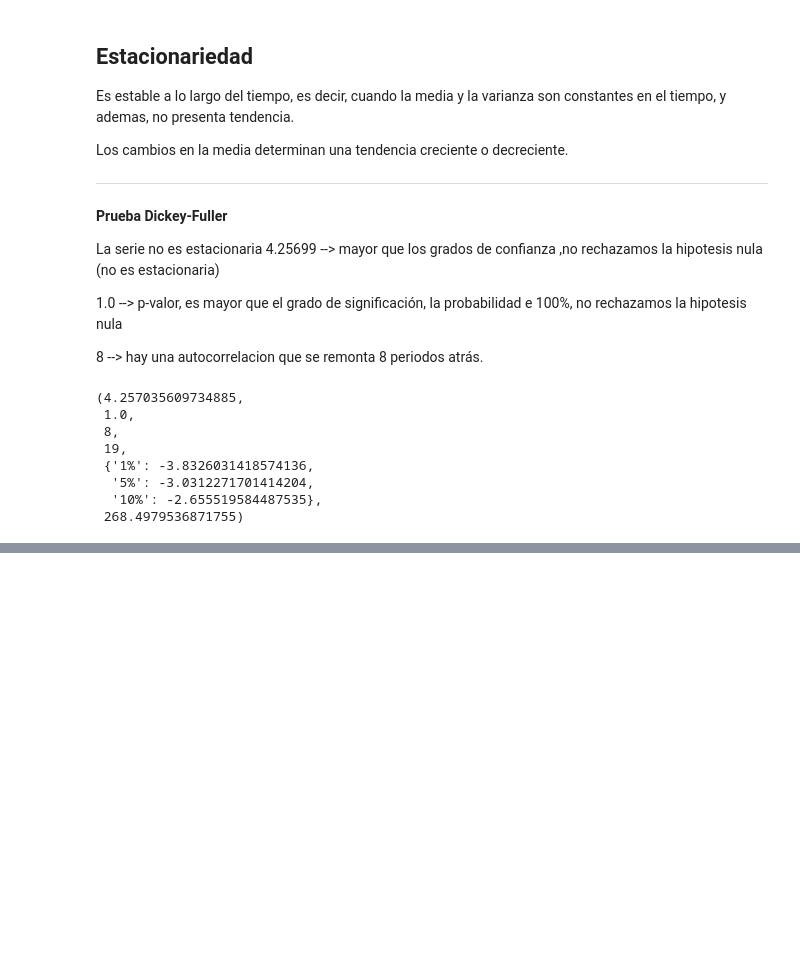
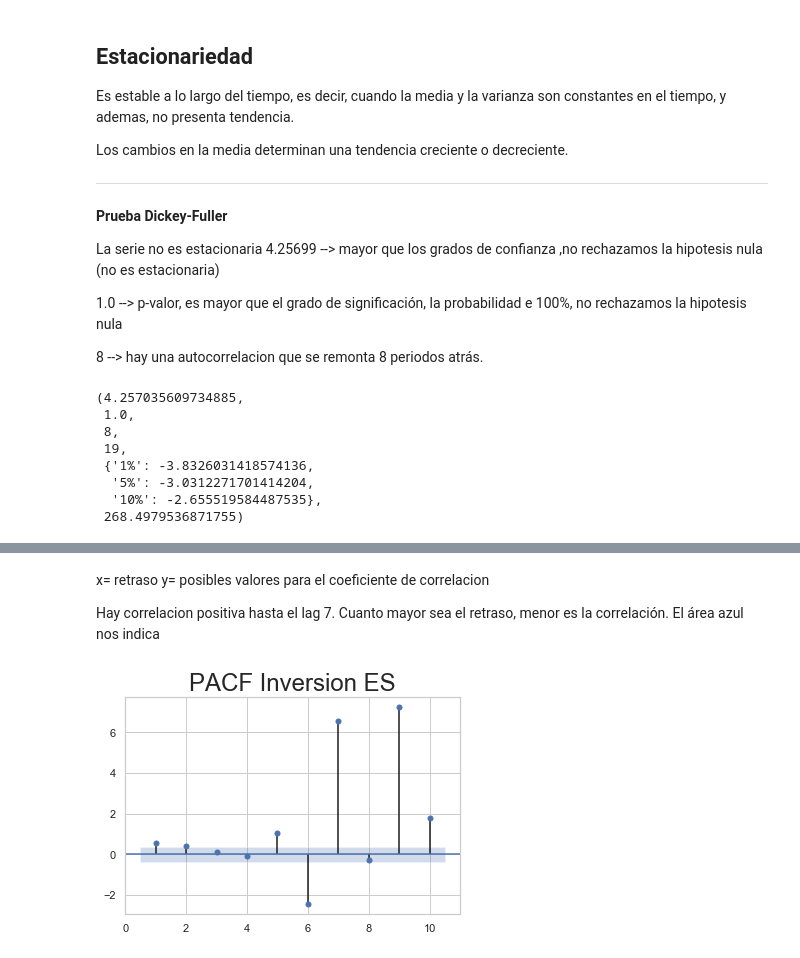
Before and after one commit to Afri-cola/Kschool-TFM, a Jupyter notebook: Inversion ES.ipynb, the cells around one changed output, grey strips where cells are left out. Drawn from its saved outputs; the diff is of its cells as text; code cells hidden in the pictures; blank space fills up the shorter version.

```diff
--- a/Inversion ES.ipynb
+++ b/Inversion ES.ipynb
@@ -386,0 +415,12 @@ plt.show()
+# %% [markdown]
+x= retraso
+y= posibles valores para el coeficiente de correlacion
+
+Hay correlacion positiva hasta el lag 7. Cuanto mayor sea el retraso, menor es la correlación. El área azul nos indica
+# %%
+
+sgt.plot_pacf(df_mex['Inversion Es(millones€)'], lags = 10, zero = False, method = ('ols'))
+plt.title("PACF Inversion ES", size = 24)
+plt.show()
+# %% [output]
+[figure, added]
```
Also changed, not shown: parts of 6 cells of this notebook.
